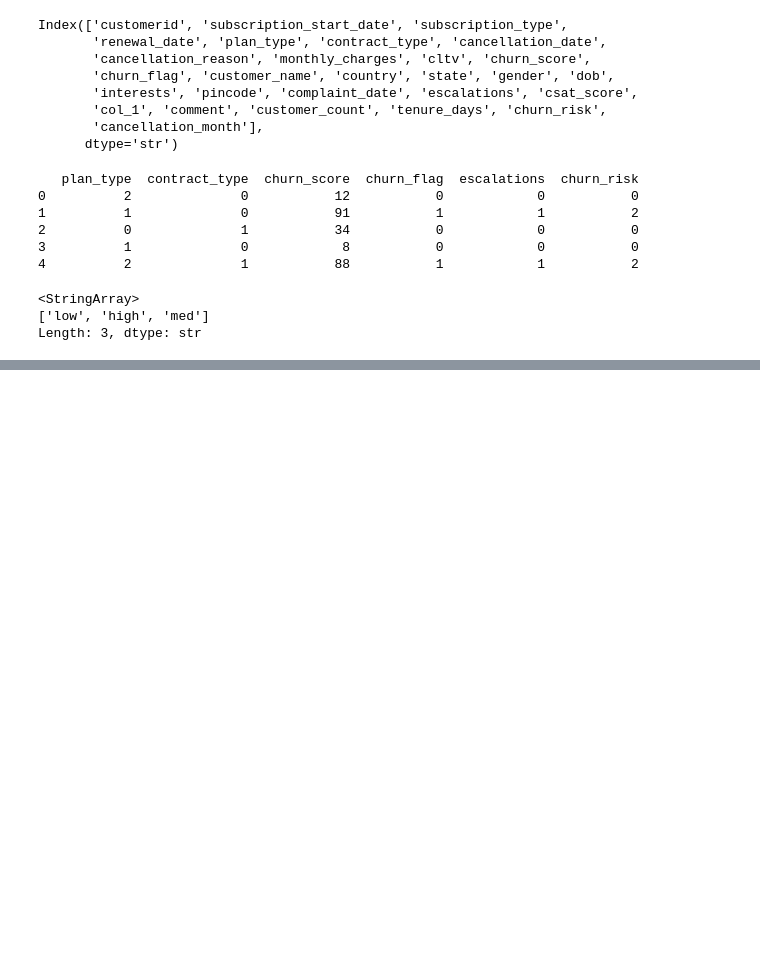
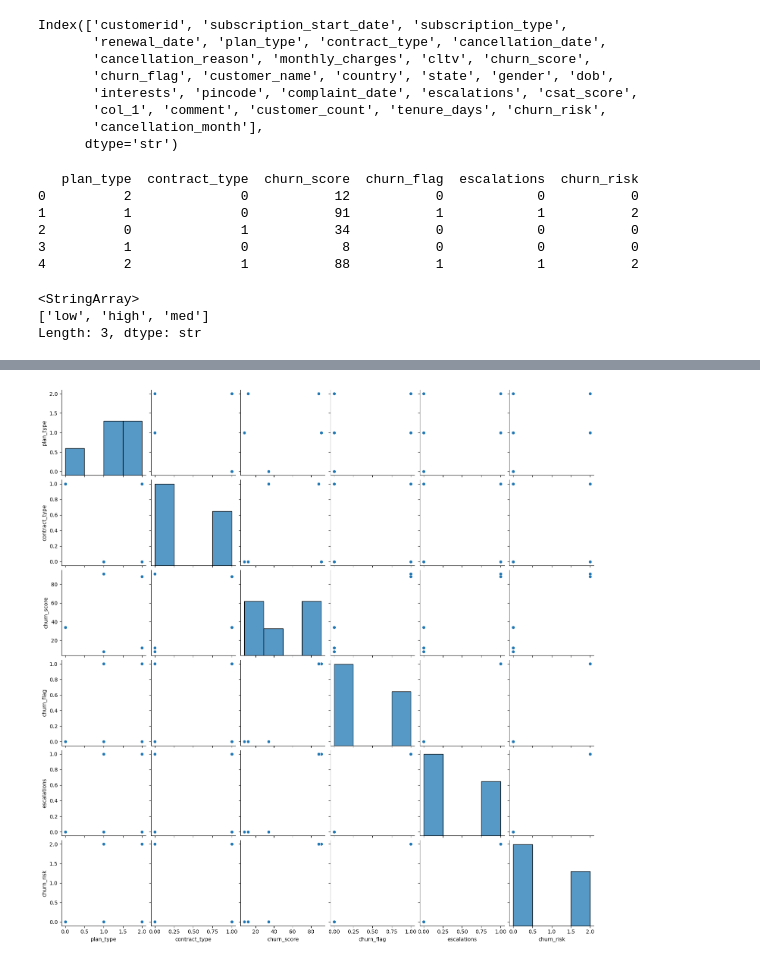
Before and after one commit to Manshavatsh0123/customer-churn-data-analysis, a Jupyter notebook: churn_analysis.ipynb, the cells around one changed output, grey strips where cells are left out. Saved outputs shown, nothing was run; the diff lists cells and outputs as text; code cells hidden in the pictures; blank space fills up the shorter version.

```diff
--- a/churn_analysis.ipynb
+++ b/churn_analysis.ipynb
@@ -744,0 +762,10 @@ ValueError: could not convert string to float: '0002-ORFBO'
+# %%
+# Pairplot - relationship in a dataset
+
+# Pairplot
+pair_plot = sns.pairplot(df_encoded)
+
+# Save the figure
+pair_plot.savefig("plots/pairplot_relationship_dataset.png", dpi=300, bbox_inches="tight")
+# %% [output]
+[figure, added]
```
Also changed, not shown: parts of 4 cells of this notebook, 1 other file.
